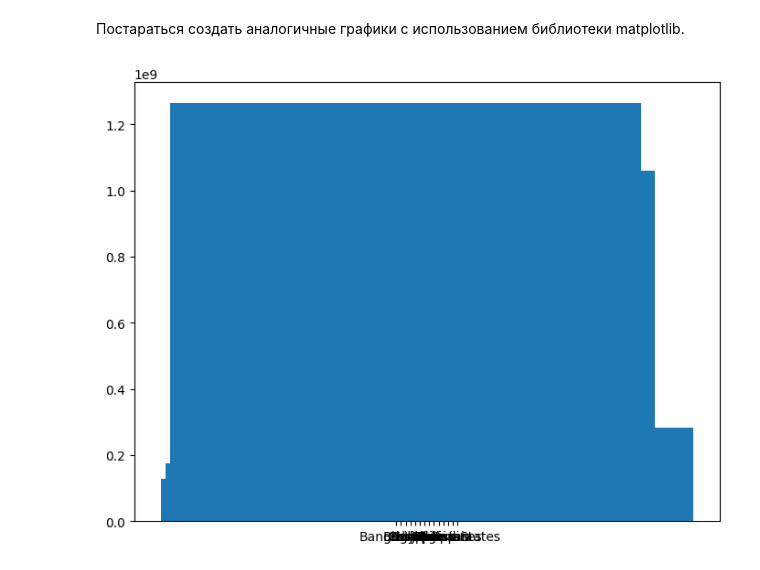
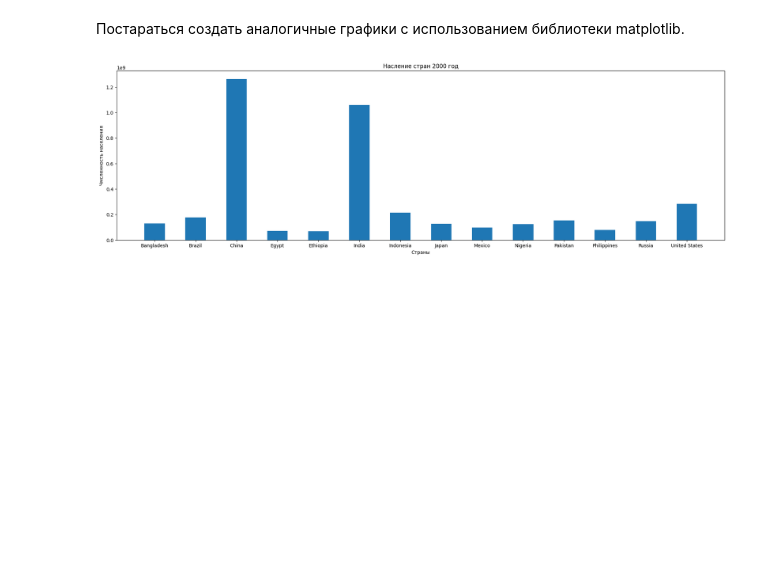
Before and after one commit to TheHarald/python-big-data, a Jupyter notebook: pr3.ipynb, the cells around one changed output. Cells and saved outputs as stored; diff of their text form; code cells hidden in the pictures; blank space fills up the shorter version.

```diff
--- a/pr3.ipynb
+++ b/pr3.ipynb
@@ -253,10 +253,17 @@ fig.show()
 # %%
 x_plt = data.loc[data['2022 Population'] > 100000000]['Country']
 y_plt = data.loc[data['2022 Population'] > 100000000]['2000 Population']
 
-fig = plt.figure()
+fig = plt.figure(figsize=(18,5))
 ax = fig.add_axes([0,0,1,1])
-ax.bar(x_plt,y_plt)
+ax.bar(
+    x_plt,
+    y_plt,
+    width = 0.5
+    )
+ax.set_title('Насление стран 2000 год')
+ax.set_ylabel('Чмсленность населения')
+plt.xlabel("Страны")
 plt.show()
 # %% [output]
-[figure, old version]
+[figure, new version]
```
Also changed, not shown: parts of 4 cells of this notebook.
